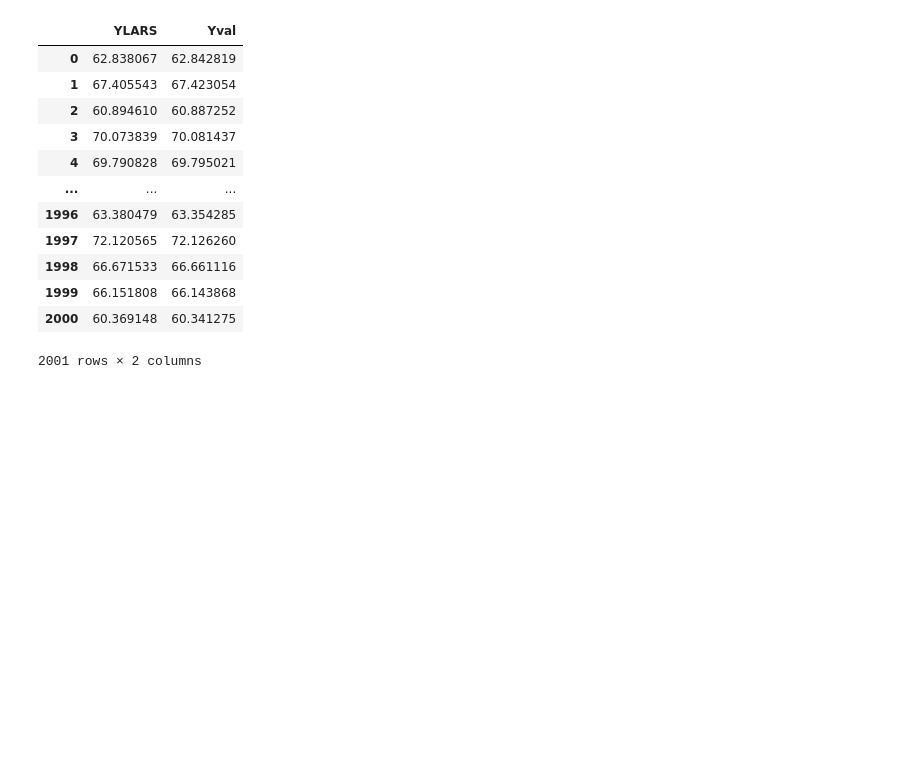
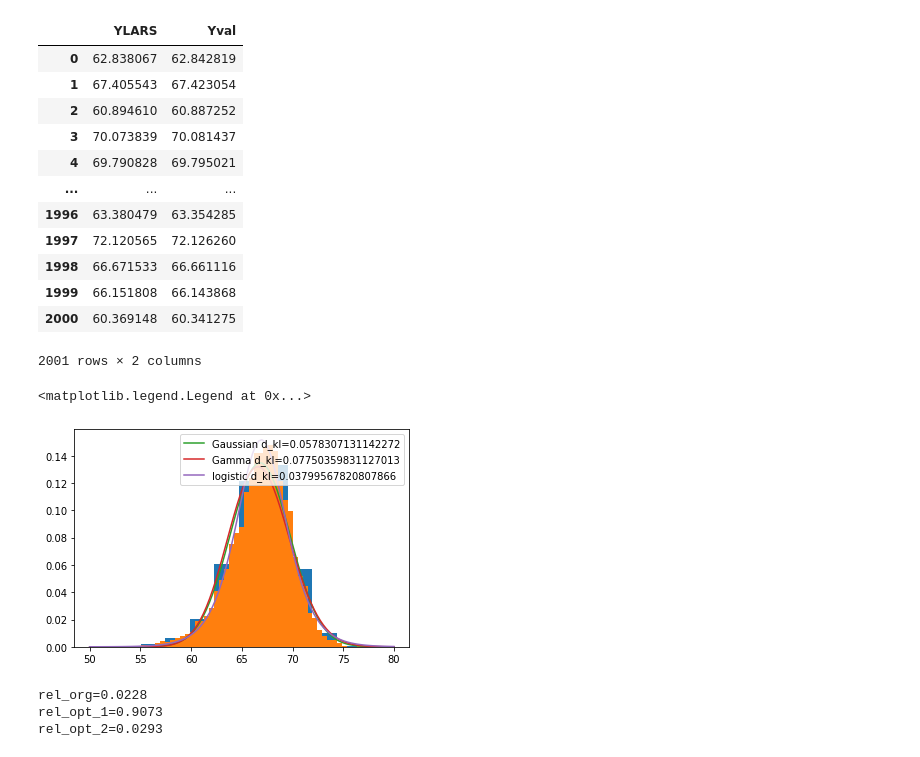
Before and after one commit to uqyge/----PCE, a Jupyter notebook: python/post.ipynb, the cells around one changed output. Saved outputs shown, nothing was run; the diff lists cells and outputs as text; code cells hidden in the pictures; blank space fills up the shorter version.

```diff
--- a/python/post.ipynb
+++ b/python/post.ipynb
@@ -99,3 +101,64 @@ df_r2_lars
 | 1999 | 66.151808 | 66.143868 |
 | 2000 | 60.369148 | 60.341275 |
 2001 rows × 2 columns
+# %%
+df_mle_lars = pd.read_csv("../outputs/y_opt.csv")
+df_mle_lars.head()
+# %%
+y = df_mle_lars.y
+plt.hist(y, density=True)
+xt = plt.xticks()[0]
+x_l, x_u = min(xt), max(xt)
+x_test = np.linspace(x_l, x_u, 100)
+# %%
+a = plt.hist(y, 50, density=True)
+y_kl = a[0]
+x_kl = a[1][:-1]
+m, s = stats.norm.fit(y)
+pdf_g = stats.norm.pdf(x_test, m, s)
+d_kl = sum(kl_div(y_kl, stats.norm.pdf(x_kl, m, s)))
+plt.plot(x_test, pdf_g, label=f"Gaussian {d_kl=}")
+
+ag, bg, cg = stats.gamma.fit(y)
+pdf_gamma = stats.gamma.pdf(x_test, ag, bg, cg)
+d_kl = sum(kl_div(y_kl, stats.gamma.pdf(x_kl, ag, bg, cg)))
+plt.plot(x_test, pdf_gamma, label=f"Gamma {d_kl=}")
+
+
+# guess what :)
+# ab, bb, cb, db = stats.beta.fit(y)
+# pdf_beta = stats.beta.pdf(x_test, ab, bb, cb, db)
+# plt.plot(x_test, pdf_beta, label="Beta")
+
+# a, b, c = stats.lognorm.fit(y)
+# pdf_lognorm = stats.lognorm.pdf(x_test, a, b, c)
+# plt.plot(x_test, pdf_lognorm, label="lognorm")
+
+m, s = stats.logistic.fit(y)
+pdf_g = stats.logistic.pdf(x_test, m, s)
+d_kl = sum(kl_div(y_kl, stats.logistic.pdf(x_kl, m, s)))
+plt.plot(x_test, pdf_g, label=f"logistic {d_kl=}")
+plt.legend()
+# %%
+# %% [output]
+<matplotlib.legend.Legend at 0x...>
+[figure, added]
+# %%
+# %%
+def reliablity(y_rel):
+    return sum((y_rel > 50) & (y_rel < 60)) / len(y_rel)
+
+
+# %%
+rel_org = reliablity(df_mle_lars.y)
+rel_opt_1 = reliablity(df_mle_lars.y_opt_1)
+rel_opt_2 = reliablity(df_mle_lars.y_opt_2)
+
+print(f"{rel_org=}")
+print(f"{rel_opt_1=}")
+print(f"{rel_opt_2=}")
+# %%
+# %% [output]
+rel_org=0.0228
+rel_opt_1=0.9073
+rel_opt_2=0.0293
```
Also changed, not shown: parts of 1 cell of this notebook, 4 other files.
